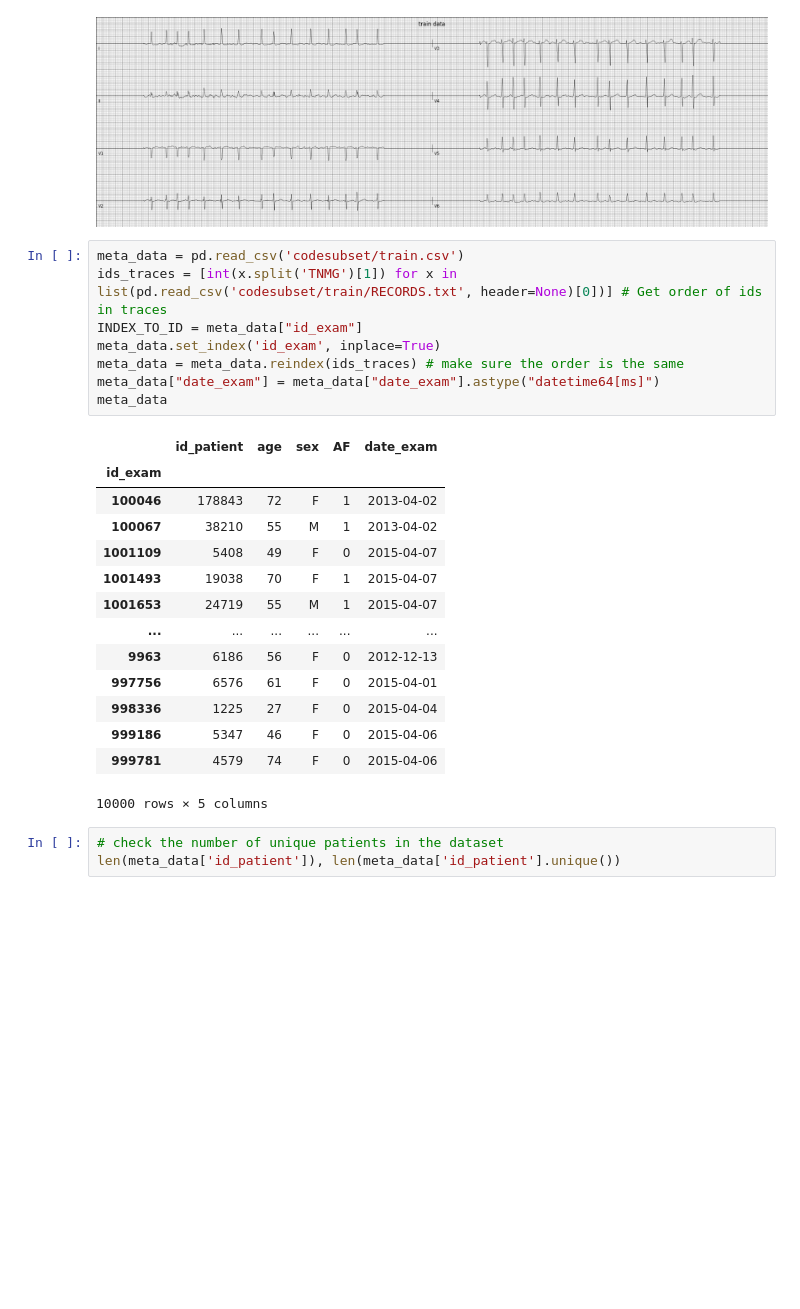
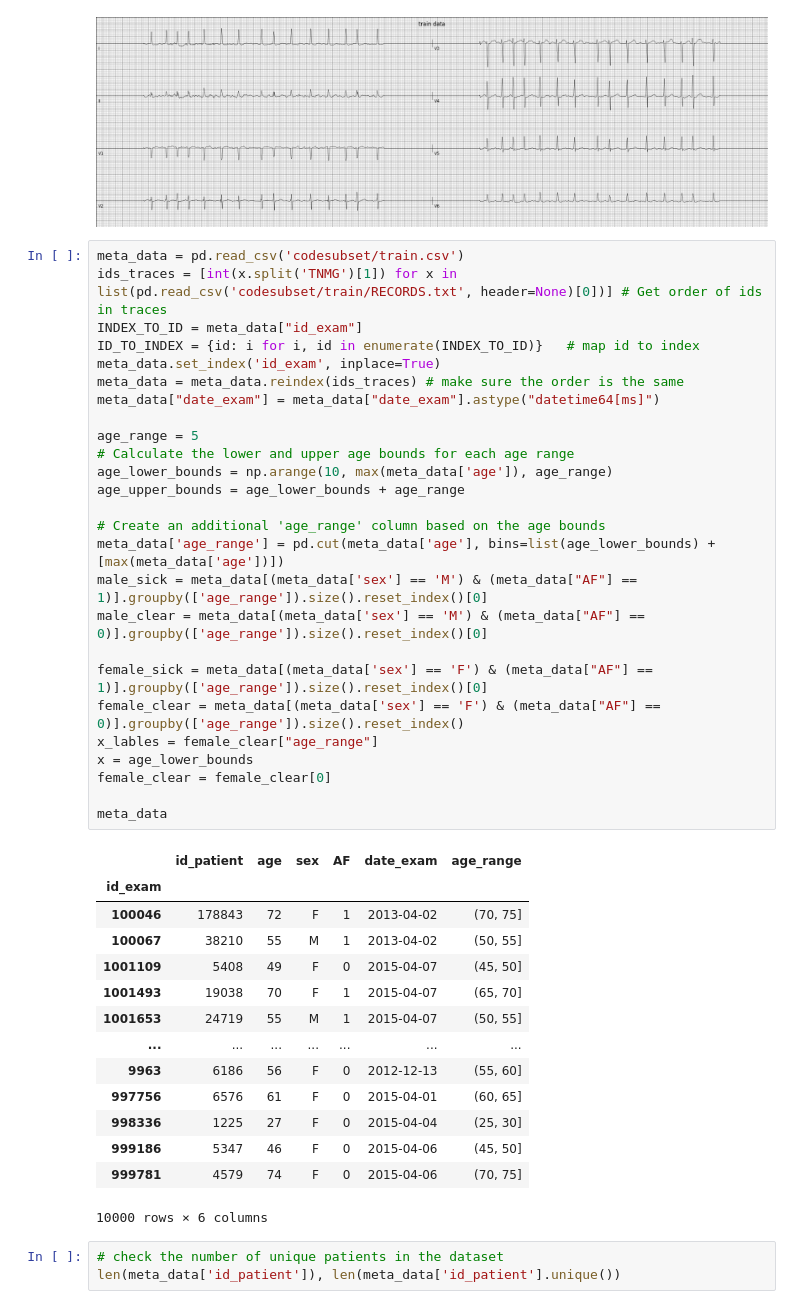
Before and after one commit to Arty-Facts/wasp_al_and_ml_2023, a Jupyter notebook: module3/assignment_ecg_classification.ipynb, the cells around one changed output. Drawn from its saved outputs; the diff is of its cells as text; blank space fills up the shorter version.

Commit message:
data split done

```diff
--- a/module3/assignment_ecg_classification.ipynb
+++ b/module3/assignment_ecg_classification.ipynb
@@ -200,26 +199,44 @@ plt.show()
 # %%
 meta_data = pd.read_csv('codesubset/train.csv')
 ids_traces = [int(x.split('TNMG')[1]) for x in list(pd.read_csv('codesubset/train/RECORDS.txt', header=None)[0])] # Get order of ids in traces
 INDEX_TO_ID = meta_data["id_exam"]
+ID_TO_INDEX = {id: i for i, id in enumerate(INDEX_TO_ID)}   # map id to index
 meta_data.set_index('id_exam', inplace=True)
 meta_data = meta_data.reindex(ids_traces) # make sure the order is the same
 meta_data["date_exam"] = meta_data["date_exam"].astype("datetime64[ms]")
+
+age_range = 5
+# Calculate the lower and upper age bounds for each age range
+age_lower_bounds = np.arange(10, max(meta_data['age']), age_range)
+age_upper_bounds = age_lower_bounds + age_range
+
+# Create an additional 'age_range' column based on the age bounds
+meta_data['age_range'] = pd.cut(meta_data['age'], bins=list(age_lower_bounds) + [max(meta_data['age'])])
+male_sick = meta_data[(meta_data['sex'] == 'M') & (meta_data["AF"] == 1)].groupby(['age_range']).size().reset_index()[0]
+male_clear = meta_data[(meta_data['sex'] == 'M') & (meta_data["AF"] == 0)].groupby(['age_range']).size().reset_index()[0]
+
+female_sick = meta_data[(meta_data['sex'] == 'F') & (meta_data["AF"] == 1)].groupby(['age_range']).size().reset_index()[0]
+female_clear = meta_data[(meta_data['sex'] == 'F') & (meta_data["AF"] == 0)].groupby(['age_range']).size().reset_index()
+x_lables = female_clear["age_range"]
+x = age_lower_bounds
+female_clear = female_clear[0]
+
 meta_data
 # %% [output]
-|  | id_patient | age | sex | AF | date_exam |
-| id_exam |  |  |  |  |  |
-| 100046 | 178843 | 72 | F | 1 | 2013-04-02 |
-| 100067 | 38210 | 55 | M | 1 | 2013-04-02 |
-| 1001109 | 5408 | 49 | F | 0 | 2015-04-07 |
-| 1001493 | 19038 | 70 | F | 1 | 2015-04-07 |
-| 1001653 | 24719 | 55 | M | 1 | 2015-04-07 |
-| ... | ... | ... | ... | ... | ... |
-| 9963 | 6186 | 56 | F | 0 | 2012-12-13 |
-| 997756 | 6576 | 61 | F | 0 | 2015-04-01 |
-| 998336 | 1225 | 27 | F | 0 | 2015-04-04 |
-| 999186 | 5347 | 46 | F | 0 | 2015-04-06 |
-| 999781 | 4579 | 74 | F | 0 | 2015-04-06 |
+|  | id_patient | age | sex | AF | date_exam | age_range |
+| id_exam |  |  |  |  |  |  |
+| 100046 | 178843 | 72 | F | 1 | 2013-04-02 | (70, 75] |
+| 100067 | 38210 | 55 | M | 1 | 2013-04-02 | (50, 55] |
+| 1001109 | 5408 | 49 | F | 0 | 2015-04-07 | (45, 50] |
+| 1001493 | 19038 | 70 | F | 1 | 2015-04-07 | (65, 70] |
+| 1001653 | 24719 | 55 | M | 1 | 2015-04-07 | (50, 55] |
+| ... | ... | ... | ... | ... | ... | ... |
+| 9963 | 6186 | 56 | F | 0 | 2012-12-13 | (55, 60] |
+| 997756 | 6576 | 61 | F | 0 | 2015-04-01 | (60, 65] |
+| 998336 | 1225 | 27 | F | 0 | 2015-04-04 | (25, 30] |
+| 999186 | 5347 | 46 | F | 0 | 2015-04-06 | (45, 50] |
+| 999781 | 4579 | 74 | F | 0 | 2015-04-06 | (70, 75] |
-10000 rows × 5 columns
+10000 rows × 6 columns
 # %%
 # check the number of unique patients in the dataset
 len(meta_data['id_patient']), len(meta_data['id_patient'].unique())
```
Also changed, not shown: parts of 9 cells of this notebook.
